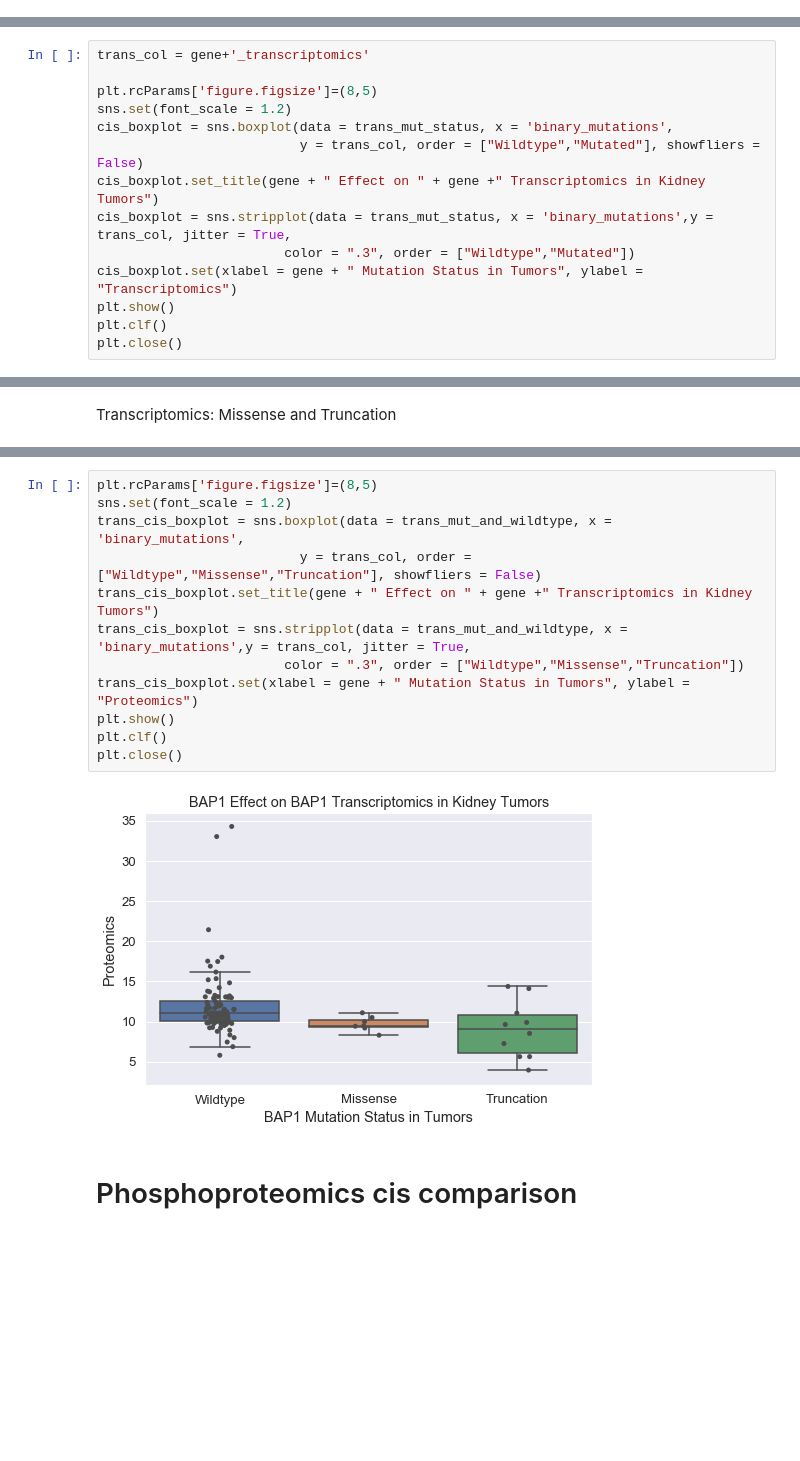
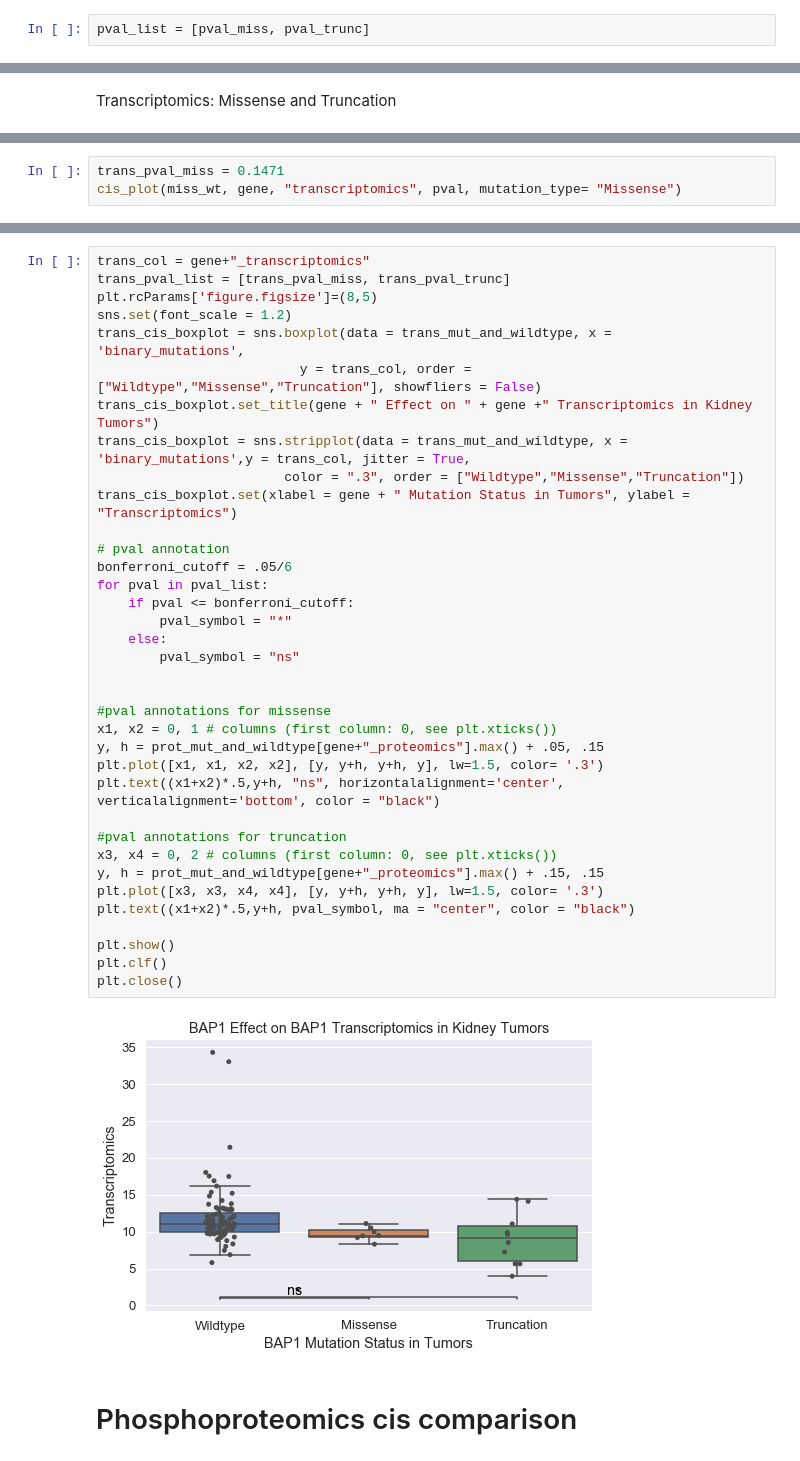
Before and after one commit to PayneLab/WhenMutationsMatter, a Jupyter notebook: Protein Notebooks/Kidney/BAP1_cis_comparison.ipynb, the cells around one changed output, grey strips where cells are left out. Cells and saved outputs as stored; diff of their text form; blank space fills up the shorter version.

Commit message:
add pval annotations to graphs

```diff
--- a/Protein Notebooks/Kidney/BAP1_cis_comparison.ipynb
+++ b/Protein Notebooks/Kidney/BAP1_cis_comparison.ipynb
@@ -178,0 +189,2 @@ plt.close()
+# %%
+pval_list = [pval_miss, pval_trunc]
@@ -195,14 +251,0 @@ Doing t-test comparison for mutation status
-# %%
-trans_col = gene+'_transcriptomics'
-
-plt.rcParams['figure.figsize']=(8,5)
-sns.set(font_scale = 1.2)
-cis_boxplot = sns.boxplot(data = trans_mut_status, x = 'binary_mutations',
-                          y = trans_col, order = ["Wildtype","Mutated"], showfliers = False)
-cis_boxplot.set_title(gene + " Effect on " + gene +" Transcriptomics in Kidney Tumors")
-cis_boxplot = sns.stripplot(data = trans_mut_status, x = 'binary_mutations',y = trans_col, jitter = True,
-                        color = ".3", order = ["Wildtype","Mutated"])
-cis_boxplot.set(xlabel = gene + " Mutation Status in Tumors", ylabel = "Transcriptomics")
-plt.show()
-plt.clf()
-plt.close()
@@ -229,0 +279,3 @@ No significant comparisons.
+# %%
+trans_pval_miss = 0.1471
+cis_plot(miss_wt, gene, "transcriptomics", pval, mutation_type= "Missense")
@@ -240,17 +304,41 @@ Doing t-test comparison for truncation and wildtype
 # %%
+trans_col = gene+"_transcriptomics"
+trans_pval_list = [trans_pval_miss, trans_pval_trunc]
 plt.rcParams['figure.figsize']=(8,5)
 sns.set(font_scale = 1.2)
 trans_cis_boxplot = sns.boxplot(data = trans_mut_and_wildtype, x = 'binary_mutations',
                           y = trans_col, order = ["Wildtype","Missense","Truncation"], showfliers = False)
 trans_cis_boxplot.set_title(gene + " Effect on " + gene +" Transcriptomics in Kidney Tumors")
 trans_cis_boxplot = sns.stripplot(data = trans_mut_and_wildtype, x = 'binary_mutations',y = trans_col, jitter = True,
                         color = ".3", order = ["Wildtype","Missense","Truncation"])
-trans_cis_boxplot.set(xlabel = gene + " Mutation Status in Tumors", ylabel = "Proteomics")
+trans_cis_boxplot.set(xlabel = gene + " Mutation Status in Tumors", ylabel = "Transcriptomics")
+
+# pval annotation
+bonferroni_cutoff = .05/6
+for pval in pval_list:
+    if pval <= bonferroni_cutoff:
+        pval_symbol = "*"
+    else:
+        pval_symbol = "ns"
+
+
+#pval annotations for missense
+x1, x2 = 0, 1 # columns (first column: 0, see plt.xticks())
+y, h = prot_mut_and_wildtype[gene+"_proteomics"].max() + .05, .15
+plt.plot([x1, x1, x2, x2], [y, y+h, y+h, y], lw=1.5, color= '.3')
+plt.text((x1+x2)*.5,y+h, "ns", horizontalalignment='center', verticalalignment='bottom', color = "black")
+
+#pval annotations for truncation
+x3, x4 = 0, 2 # columns (first column: 0, see plt.xticks())
+y, h = prot_mut_and_wildtype[gene+"_proteomics"].max() + .15, .15
+plt.plot([x3, x3, x4, x4], [y, y+h, y+h, y], lw=1.5, color= '.3')
+plt.text((x1+x2)*.5,y+h, pval_symbol, ma = "center", color = "black")
+
 plt.show()
 plt.clf()
 plt.close()
 # %% [output]
-[figure, old version]
+[figure, new version]
 # %% [markdown]
 # Phosphoproteomics cis comparison
 # %% [markdown]
```
Also changed, not shown: parts of 37 cells of this notebook.
